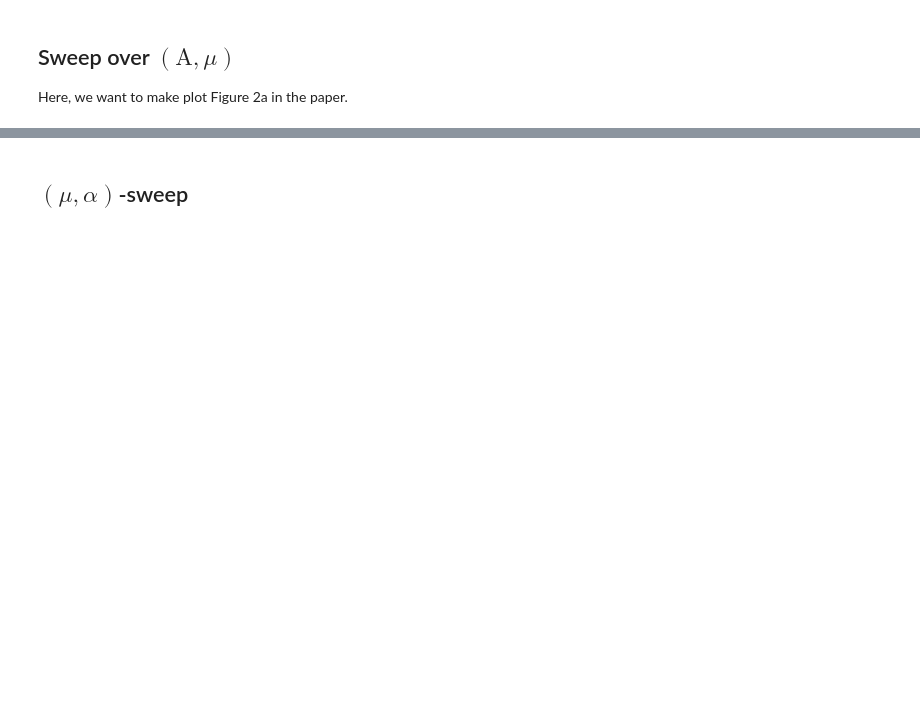
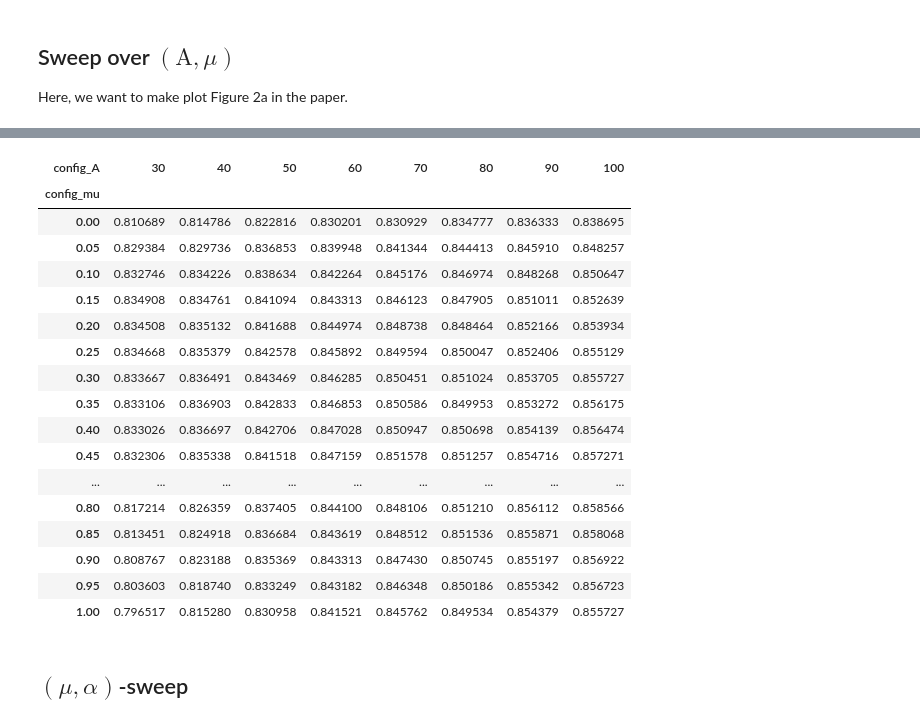
Before and after one commit to vstenby/02460GraphRegularization, a Jupyter notebook: Notebooks/Analysis.ipynb, the cells around one changed output, grey strips where cells are left out. Cells and saved outputs as stored; diff of their text form; code cells hidden in the pictures; blank space fills up the shorter version.

```diff
--- a/Notebooks/Analysis.ipynb
+++ b/Notebooks/Analysis.ipynb
@@ -103,3 +185,24 @@ plt.show()
+# %%
+X_df
+# %% [output]
+| config_A | 30 | 40 | 50 | 60 | 70 | 80 | 90 | 100 |
+| config_mu |  |  |  |  |  |  |  |  |
+| 0.00 | 0.810689 | 0.814786 | 0.822816 | 0.830201 | 0.830929 | 0.834777 | 0.836333 | 0.838695 |
+| 0.05 | 0.829384 | 0.829736 | 0.836853 | 0.839948 | 0.841344 | 0.844413 | 0.845910 | 0.848257 |
+| 0.10 | 0.832746 | 0.834226 | 0.838634 | 0.842264 | 0.845176 | 0.846974 | 0.848268 | 0.850647 |
+| 0.15 | 0.834908 | 0.834761 | 0.841094 | 0.843313 | 0.846123 | 0.847905 | 0.851011 | 0.852639 |
+| 0.20 | 0.834508 | 0.835132 | 0.841688 | 0.844974 | 0.848738 | 0.848464 | 0.852166 | 0.853934 |
+| 0.25 | 0.834668 | 0.835379 | 0.842578 | 0.845892 | 0.849594 | 0.850047 | 0.852406 | 0.855129 |
+| 0.30 | 0.833667 | 0.836491 | 0.843469 | 0.846285 | 0.850451 | 0.851024 | 0.853705 | 0.855727 |
+| 0.35 | 0.833106 | 0.836903 | 0.842833 | 0.846853 | 0.850586 | 0.849953 | 0.853272 | 0.856175 |
+| 0.40 | 0.833026 | 0.836697 | 0.842706 | 0.847028 | 0.850947 | 0.850698 | 0.854139 | 0.856474 |
+| 0.45 | 0.832306 | 0.835338 | 0.841518 | 0.847159 | 0.851578 | 0.851257 | 0.854716 | 0.857271 |
+| ... | ... | ... | ... | ... | ... | ... | ... | ... |
+| 0.80 | 0.817214 | 0.826359 | 0.837405 | 0.844100 | 0.848106 | 0.851210 | 0.856112 | 0.858566 |
+| 0.85 | 0.813451 | 0.824918 | 0.836684 | 0.843619 | 0.848512 | 0.851536 | 0.855871 | 0.858068 |
+| 0.90 | 0.808767 | 0.823188 | 0.835369 | 0.843313 | 0.847430 | 0.850745 | 0.855197 | 0.856922 |
+| 0.95 | 0.803603 | 0.818740 | 0.833249 | 0.843182 | 0.846348 | 0.850186 | 0.855342 | 0.856723 |
+| 1.00 | 0.796517 | 0.815280 | 0.830958 | 0.841521 | 0.845762 | 0.849534 | 0.854379 | 0.855727 |
 # %% [markdown]
 ## $(\mu, \alpha)$-sweep
 # %%
```
Also changed, not shown: parts of 29 cells of this notebook.
